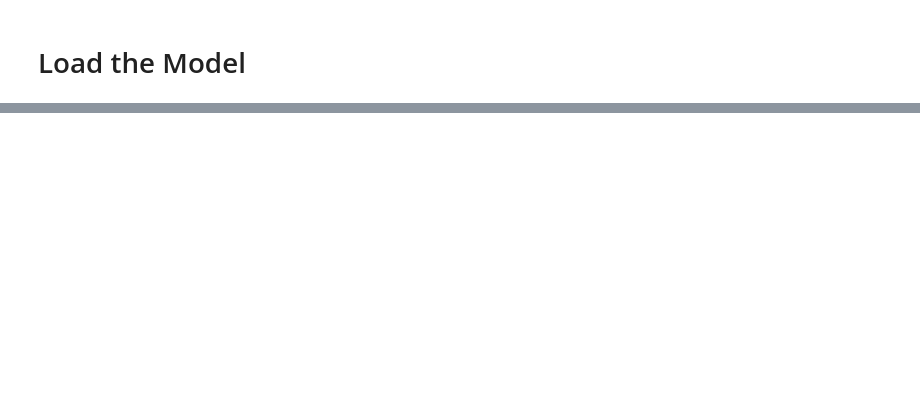
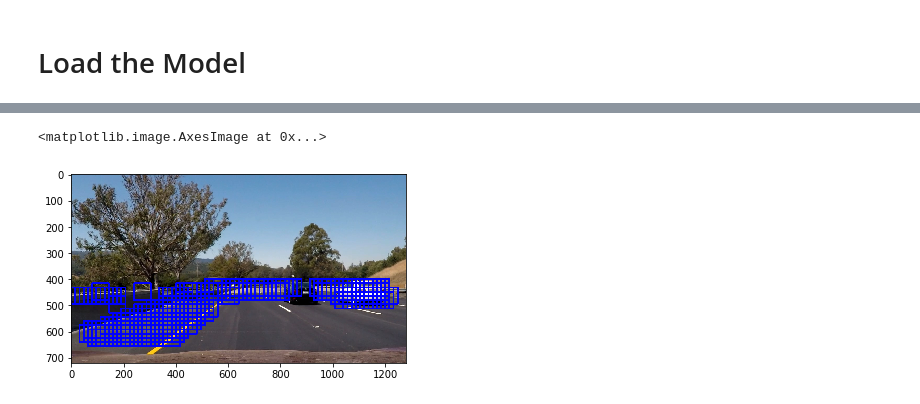
Before and after one commit to AZEngaria/CarND-P5-ObjectDetection, a Jupyter notebook: P5-VehicleObjectDetection.ipynb, the cells around one changed output, grey strips where cells are left out. Drawn from its saved outputs; the diff is of its cells as text; code cells hidden in the pictures; blank space fills up the shorter version.

```diff
--- a/P5-VehicleObjectDetection.ipynb
+++ b/P5-VehicleObjectDetection.ipynb
@@ -196,12 +196,22 @@ def draw_labeled_bboxes(img, labels):
         cv2.rectangle(img, bbox[0], bbox[1], (0,0,255), 6)
     # Return the image
     return img
+
+def convert_color(img, conv='BGR2YCrCb'):
+    if conv == 'BGR2YCrCb':
+        return cv2.cvtColor(img, cv2.COLOR_BGR2YCrCb)
+    if conv == 'RGB2YCrCb':
+        return cv2.cvtColor(img, cv2.COLOR_RGB2YCrCb)
+    if conv == 'BGR2RGB':
+        return cv2.cvtColor(img, cv2.COLOR_BGR2RGB)
+    if conv == 'RGB2LUV':
+        return cv2.cvtColor(img, cv2.COLOR_RGB2LUV)
 # %%
 # Define a single function that can extract features using hog sub-sampling and make predictions
 def find_cars(img, ystart, ystop, scale, svc, X_scaler, orient, pix_per_cell, cell_per_block, spatial_size, hist_bins):
 
     draw_img = np.copy(img)
-    img = img.astype(np.float32)/255
+    #img = img.astype(np.float32)/255
 
     img_tosearch = img[ystart:ystop,:,:]
     ctrans_tosearch = convert_color(img_tosearch, conv='RGB2YCrCb')
@@ -375,0 +413,13 @@ X_test = X_scaler.transform(X_test)
+# %%
+test_image = convert_color(cv2.imread('./test_images/test6.jpg'), conv='BGR2RGB')
+ystart = 400
+ystop = 656
+scale = 1
+
+out_img = find_cars(test_image, ystart, ystop, scale, svc, X_scaler, orient, pix_per_cell, cell_per_block, (spatial, spatial) , histbin)
+
+
+plt.imshow(out_img)
+# %% [output]
+<matplotlib.image.AxesImage at 0x...>
+[figure, added]
```
Also changed, not shown: parts of 9 cells of this notebook.
